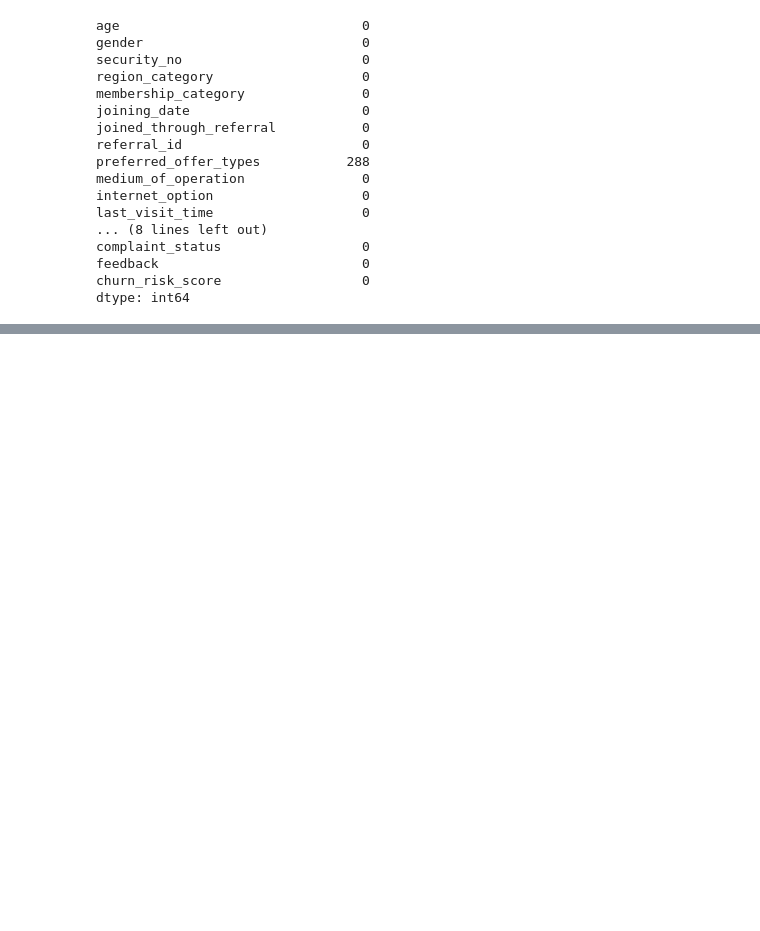
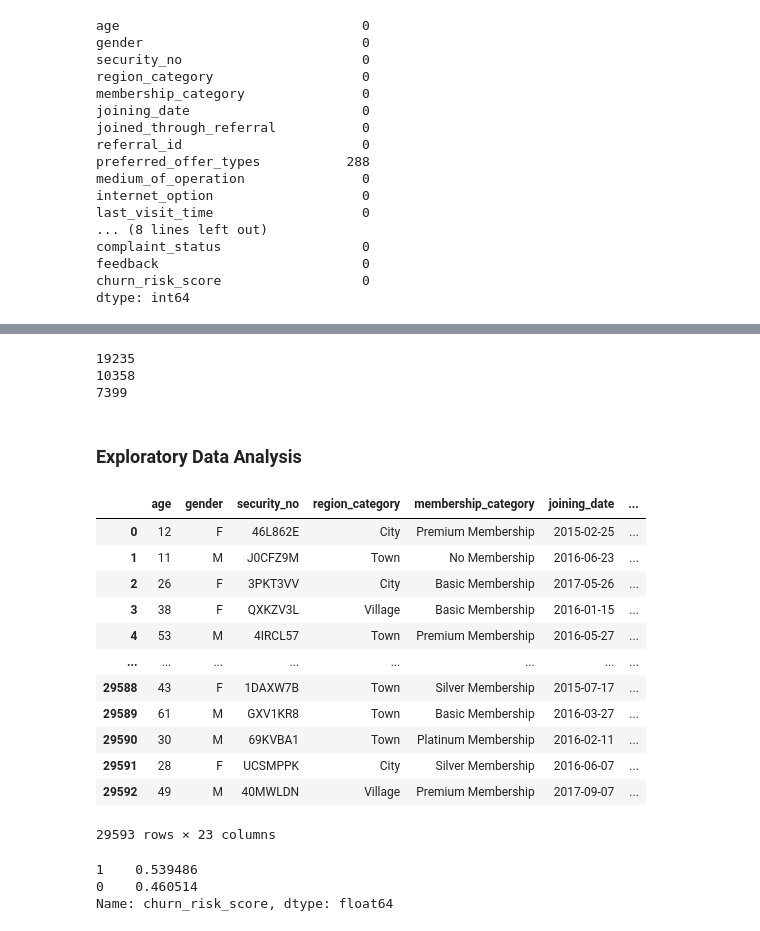
Before and after one commit to michaelbabajide/churn_prediction, a Jupyter notebook: Notebook.ipynb, the cells around one changed output, grey strips where cells are left out. Saved outputs shown, nothing was run; the diff lists cells and outputs as text; code cells hidden in the pictures; blank space fills up the shorter version.

Commit message:
exploratory data analysis

```diff
--- a/Notebook.ipynb
+++ b/Notebook.ipynb
@@ -180,6 +180,9 @@ dtype: int64
 # %%
 points_in_wallet_mean = df['points_in_wallet'].mean()
 df['points_in_wallet'].fillna(points_in_wallet_mean, inplace = True)
+# %%
+avg_frequency_login_days_mean = df.avg_frequency_login_days.mean()
+df.avg_frequency_login_days.fillna(avg_frequency_login_days_mean, inplace = True)
 # %%
 df['medium_of_operation'].replace('?', 'Both', inplace = True)
 df['joined_through_referral'].replace('?', 'Yes', inplace = True)
@@ -207,0 +215,2 @@ memory usage: 6.8+ MB
+# %%
+df_full_train, df_test = train_test_split(df, test_size = 0.2, random_state = 1)
@@ -207,0 +219,8 @@ memory usage: 6.8+ MB
+# %%
+print(len(df_train))
+print(len(df_val))
+print(len(df_test))
+# %% [output]
+19235
+10358
+7399
@@ -207,0 +239,24 @@ memory usage: 6.8+ MB
+# %% [markdown]
+### Exploratory Data Analysis
+# %%
+df_full_train.reset_index(drop = True)
+# %% [output]
+|  | age | gender | security_no | region_category | membership_category | joining_date | ... |
+| 0 | 12 | F | 46L862E | City | Premium Membership | 2015-02-25 | ... |
+| 1 | 11 | M | J0CFZ9M | Town | No Membership | 2016-06-23 | ... |
+| 2 | 26 | F | 3PKT3VV | City | Basic Membership | 2017-05-26 | ... |
+| 3 | 38 | F | QXKZV3L | Village | Basic Membership | 2016-01-15 | ... |
+| 4 | 53 | M | 4IRCL57 | Town | Premium Membership | 2016-05-27 | ... |
+| ... | ... | ... | ... | ... | ... | ... | ... |
+| 29588 | 43 | F | 1DAXW7B | Town | Silver Membership | 2015-07-17 | ... |
+| 29589 | 61 | M | GXV1KR8 | Town | Basic Membership | 2016-03-27 | ... |
+| 29590 | 30 | M | 69KVBA1 | Town | Platinum Membership | 2016-02-11 | ... |
+| 29591 | 28 | F | UCSMPPK | City | Silver Membership | 2016-06-07 | ... |
+| 29592 | 49 | M | 40MWLDN | Village | Premium Membership | 2017-09-07 | ... |
+29593 rows × 23 columns
+# %%
+df_full_train.churn_risk_score.value_counts(normalize=True)
+# %% [output]
+1    0.539486
+0    0.460514
+Name: churn_risk_score, dtype: float64
```
Also changed, not shown: parts of 14 cells of this notebook.
